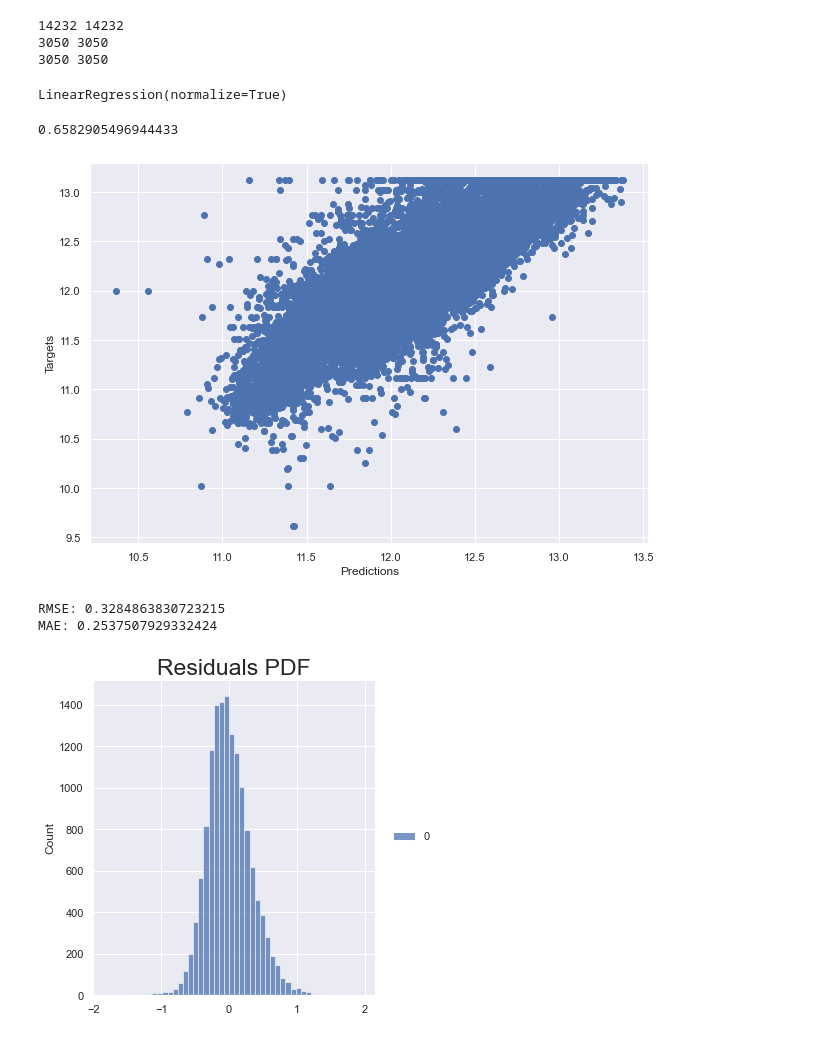
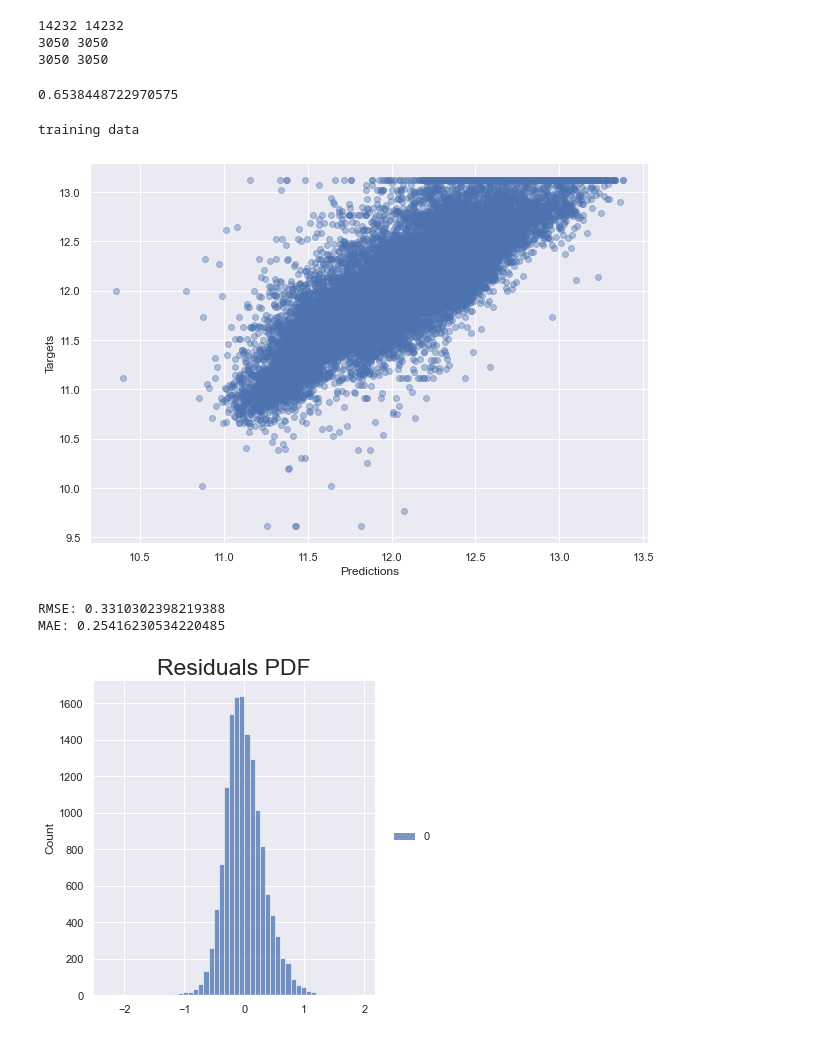
Before and after one commit to jerrold110/California-housing-price-regression, a Jupyter notebook: Data modelling.ipynb, the cells around one changed output. Cells and saved outputs as stored; diff of their text form; code cells hidden in the pictures.

```diff
--- a/Data modelling.ipynb
+++ b/Data modelling.ipynb
@@ -20,10 +23,12 @@ from statsmodels.stats.outliers_influence import variance_inflation_factor
 # %%
 housing_raw = pd.read_csv('data/housing_processed.csv')
 # %%
+# Dropping  ocean_proximity_NEAR BAY to prevent collinearity between columns
+# 0 0 0 0 is correlated with 1
 housing_data = housing_raw[['median_house_value','log_median_house_value','sqrt_median_house_value','sqr_median_house_value','in_city','median_income', # main variables
                             'log_person/room','log_person/household', 'log_room/person', 'log_household/person',
                             'sqrt_person/room','sqrt_person/household', 'sqrt_room/person', 'sqrt_household/person',
-                             'ocean_proximity_<1H OCEAN', 'ocean_proximity_INLAND','ocean_proximity_NEAR BAY', 'ocean_proximity_NEAR OCEAN']] # ocean variables
+                             'ocean_proximity_<1H OCEAN', 'ocean_proximity_INLAND','ocean_proximity_ISLAND', 'ocean_proximity_NEAR OCEAN']] # ocean variables
 # %% [markdown]
 ## Checking OLS assumptions
 
@@ -157,5 +162,5 @@ Notes:
 # %% [raw]
 The first model is the best model
 # %%
-x = housing_data[['log_person/room','in_city', 'median_income', 'ocean_proximity_<1H OCEAN', 'ocean_proximity_INLAND','ocean_proximity_NEAR BAY', 'ocean_proximity_NEAR OCEAN']]
+x = housing_data[['log_person/room','in_city', 'median_income', 'ocean_proximity_<1H OCEAN', 'ocean_proximity_INLAND','ocean_proximity_ISLAND', 'ocean_proximity_NEAR OCEAN']]
 y = housing_data[['log_median_house_value']]
@@ -167,6 +175,9 @@ I will use RMSE as it is the 'gentlest' metric that is the best in dealing with
 # %%
 def rmse(y_actual, y_hat):
     return np.sqrt(mean_squared_error(y_actual, y_hat))
+
+def mae(y_actual, y_hat):
+    return mean_absolute_error(y_actual, y_hat)
 # %%
 rmse(np.array([1,2,3,4]), np.array([3,4,5,6]))
 # %% [output]
@@ -192,30 +230,29 @@ print(len(x_test), len(y_test))
 # %%
 reg = LinearRegression(normalize=True)
 reg.fit(x_train,y_train)
+reg.score(x_train,y_train)
 # I chose to use normalize=True to normalize the data instead of using the
 # standardscaler as recommended on https://scikit-learn.org/stable/modules/generated/sklearn.linear_model.LinearRegression.html
 # %% [output]
-LinearRegression(normalize=True)
+0.6538448722970575
-# %%
-reg.score(x_train,y_train)
-# %% [output]
-0.6582905496944433
 # %%
+print('training data')
 y_hat = reg.predict(x_train)
 
 plt.figure(figsize=(10,7))
-plt.scatter(y_hat, y_train)
+plt.scatter(y_hat, y_train, alpha=.4)
 plt.xlabel('Predictions')
 plt.ylabel('Targets')
 plt.show()
 print('RMSE:', rmse(y_train, y_hat))
-print('MAE:', mean_absolute_error(y_train, y_hat))
+print('MAE:', mae(y_train, y_hat))
 sns.displot(y_train.values - y_hat, bins=50)
 plt.title("Residuals PDF", size=23)
 plt.show()
 # %% [output]
+training data
-[figure, old version]
+[figure, new version]
-RMSE: 0.3284863830723215
-MAE: 0.2537507929332424
+RMSE: 0.3310302398219388
+MAE: 0.25416230534220485
-[figure, old version]
+[figure, new version]
 # %%
```
Also changed, not shown: parts of 24 cells of this notebook, 2 other files.
